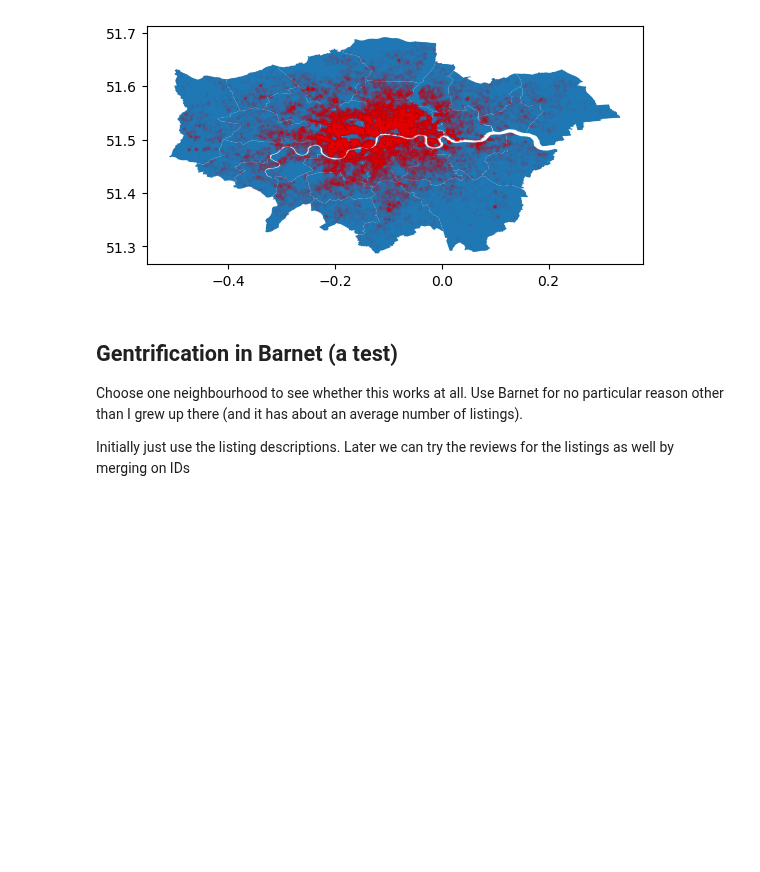
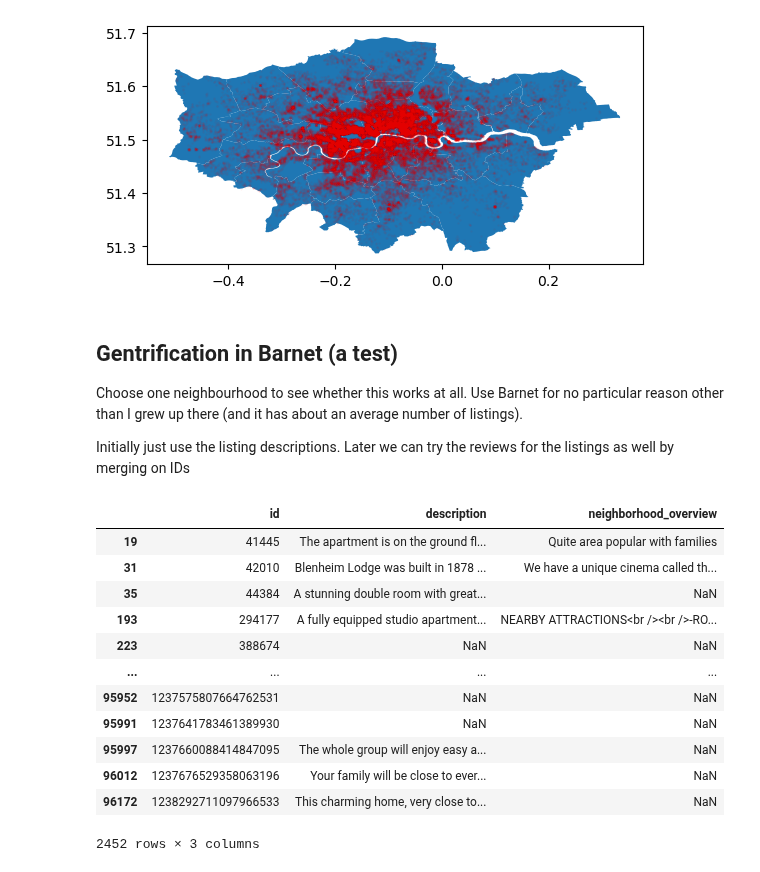
Before and after one commit to Urban-Analytics/INTEGRATE, a Jupyter notebook: llm/python/3-gentrification_airbnb.ipynb, the cells around one changed output. Cells and saved outputs as stored; diff of their text form; code cells hidden in the pictures; blank space fills up the shorter version.

```diff
--- a/llm/python/3-gentrification_airbnb.ipynb
+++ b/llm/python/3-gentrification_airbnb.ipynb
@@ -69,5 +77,20 @@ Choose one neighbourhood to see whether this works at all. Use Barnet for no par
 
 Initially just use the listing descriptions. Later we can try the reviews for the listings as well by merging on IDs
 # %%
-df = listings[listings.neighbourhood_cleansed == "Barnet"]
+barnet_listings = listings[listings.neighbourhood_cleansed == "Barnet"]
 #df = df.merge(reviews, how='left', left_on='id', right_on='listing_id')
+barnet_listings.loc[:, ['id', 'description', 'neighborhood_overview']]
+# %% [output]
+|  | id | description | neighborhood_overview |
+| 19 | 41445 | The apartment is on the ground fl... | Quite area popular with families |
+| 31 | 42010 | Blenheim Lodge was built in 1878 ... | We have a unique cinema called th... |
+| 35 | 44384 | A stunning double room with great... | NaN |
+| 193 | 294177 | A fully equipped studio apartment... | NEARBY ATTRACTIONS<br /><br />-RO... |
+| 223 | 388674 | NaN | NaN |
+| ... | ... | ... | ... |
+| 95952 | 1237575807664762531 | NaN | NaN |
+| 95991 | 1237641783461389930 | NaN | NaN |
+| 95997 | 1237660088414847095 | The whole group will enjoy easy a... | NaN |
+| 96012 | 1237676529358063196 | Your family will be close to ever... | NaN |
+| 96172 | 1238292711097966533 | This charming home, very close to... | NaN |
+2452 rows × 3 columns
```
Also changed, not shown: parts of 11 cells of this notebook.
